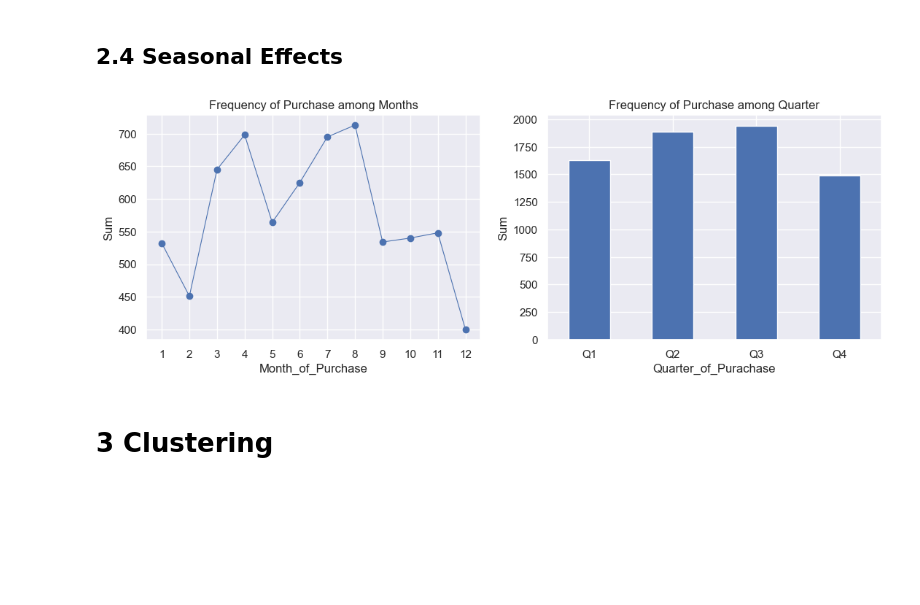
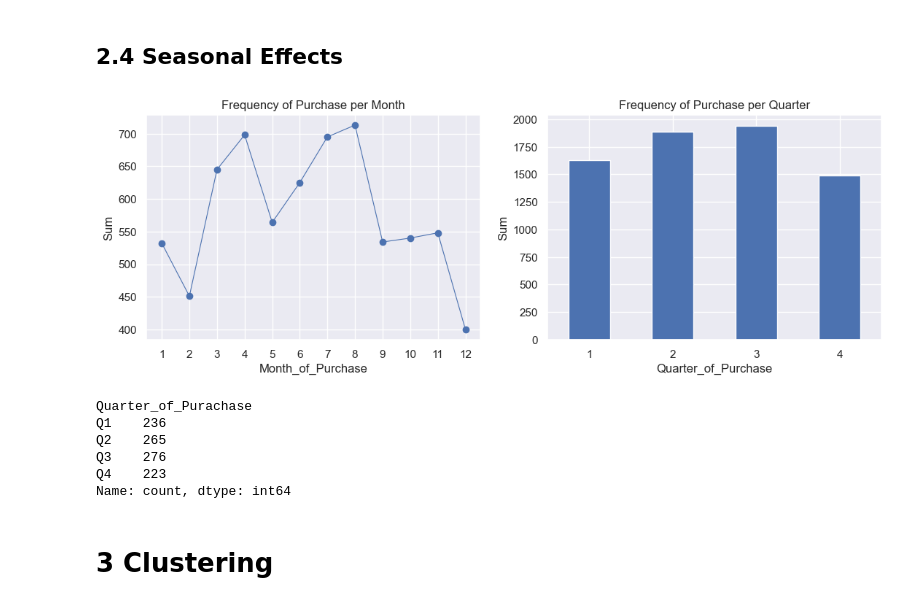
Before and after one commit to emsif84/clustering_ecommerce, a Jupyter notebook: clustering.ipynb, the cells around one changed output. Saved outputs shown, nothing was run; the diff lists cells and outputs as text; code cells hidden in the pictures; blank space fills up the shorter version.

```diff
--- a/clustering.ipynb
+++ b/clustering.ipynb
@@ -353,26 +356,36 @@ data_concat = pd.concat([data_ordinal,data_nominal,data_metric_scale_df],axis=1)
 # %%
 plt.figure(figsize=(13,4))
 
 #Subplot Frequency among Months
 plt.subplot(1,2,1)
-data.groupby('Month_of_Purchase')['Frequency_of_Purchase'].sum().plot(title='Frequency of Purchase among Months',ylabel='Sum',marker='o',linewidth=.8)
+data.groupby('Month_of_Purchase')['Frequency_of_Purchase'].sum()\
+    .plot(title='Frequency of Purchase per Month',ylabel='Sum',marker='o',linewidth=.8)
 plt.xticks([1,2,3,4,5,6,7,8,9,10,11,12]);
 
 #New Column "Quarter of Purchase"
-data['Quarter_of_Purachase'] = data['Time_of_Purchase'].dt.quarter
+data['Quarter_of_Purchase'] = data['Time_of_Purchase'].dt.quarter
 
 #Map Quarters
-data['Quarter_of_Purachase'] = data['Quarter_of_Purachase'].map({1:'Q1',2:'Q2',3:'Q3',4:'Q4'})
+data['Quarter_of_Purachase'] = data['Quarter_of_Purchase'].map({1:'Q1',2:'Q2',3:'Q3',4:'Q4'})
 
 #Subplot Frequency among Quarter
 plt.subplot(1,2,2)
-data.groupby('Quarter_of_Purachase')['Frequency_of_Purchase'].sum().plot(kind='bar',ylabel='Sum')
+data.groupby('Quarter_of_Purchase')['Frequency_of_Purchase'].sum().plot(kind='bar',ylabel='Sum')
 plt.xticks(rotation=0);
-plt.title('Frequency of Purchase among Quarter')
+plt.title('Frequency of Purchase per Quarter')
 
 plt.show()
 # %% [output]
-[figure, old version]
+[figure, new version]
+# %%
+data['Quarter_of_Purachase'].value_counts().sort_index()
+# %% [output]
+Quarter_of_Purachase
+Q1    236
+Q2    265
+Q3    276
+Q4    223
+Name: count, dtype: int64
 # %% [markdown]
 # 3 Clustering
 # %%
```
Also changed, not shown: parts of 4 cells of this notebook.
